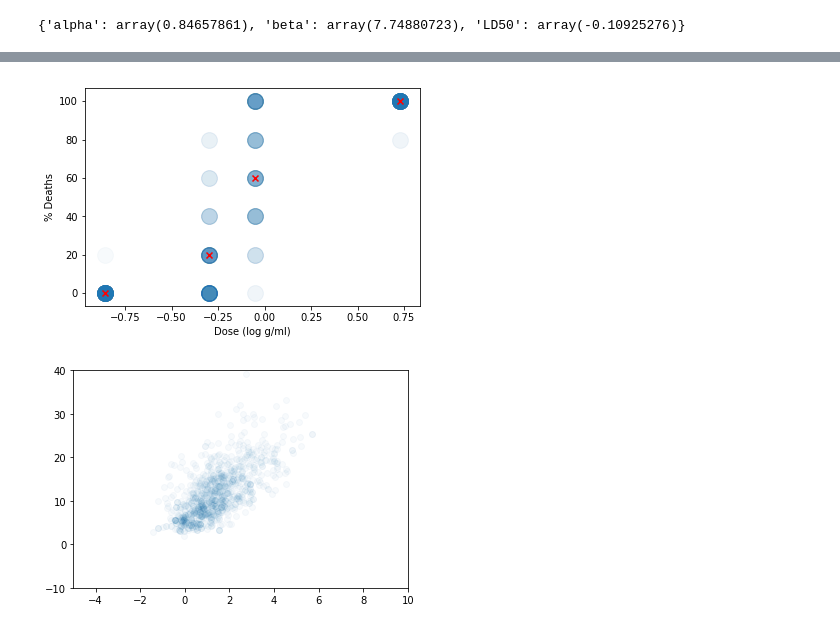
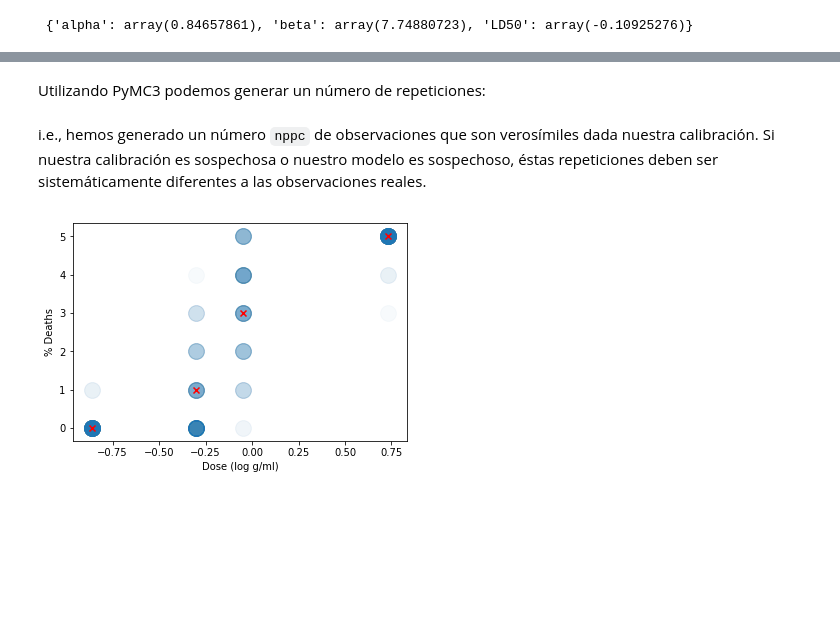
Before and after one commit to Narenman/AnalisisBayesiano, a Jupyter notebook: notebooks/bioassay.ipynb, the cells around one changed output, grey strips where cells are left out. Saved outputs shown, nothing was run; the diff lists cells and outputs as text; code cells hidden in the pictures; blank space fills up the shorter version.

```diff
--- a/notebooks/bioassay.ipynb
+++ b/notebooks/bioassay.ipynb
@@ -52,6 +117,6 @@ with model:
 # %%
 with model:
-    trace = pm.sample(2000, target_accept=0.98, random_seed=0)
+    trace = pm.sample(2000, tune=1000, target_accept=0.98, random_seed=0)
 # %% [output]
 Auto-assigning NUTS sampler...
 Initializing NUTS using jitter+adapt_diag...
@@ -85,19 +237,16 @@ print(map)
+# %% [markdown]
+Utilizando PyMC3 podemos generar un número de repeticiones:
 # %%
 nppc = 100
 ppc  = pm.sample_posterior_predictive(trace, samples=nppc, model=model)
+# %% [markdown]
+i.e., hemos generado un número `nppc` de observaciones que son verosímiles dada nuestra calibración.  Si nuestra calibración es sospechosa o nuestro modelo es sospechoso, éstas repeticiones deben ser sistemáticamente diferentes a las observaciones reales.
 # %%
 dose_scatter = np.tile(data['dose'].values, (nppc, 1))
 ppc['y']
-plt.scatter(dose_scatter , 100 * ppc['y']  / 5, alpha=0.03, s=250);
-plt.scatter(data['dose'],  100 * data['y'] / 5, c='r', marker='x');
+plt.scatter(dose_scatter , ppc['y'], alpha=0.03, s=250);
+plt.scatter(data['dose'],  data['y'], c='r', marker='x');
 plt.xlabel('Dose (log g/ml)');
 plt.ylabel('% Deaths');
 # %% [output]
-[figure, old version]
+[figure, new version]
-# %%
-ns=1000
-plt.scatter(trace.alpha[:ns], trace.beta[:ns], alpha=0.03)
-plt.xlim([-5, 10]);
-plt.ylim([-10, 40]);
-# %% [output]
-[figure, removed]
```
Also changed, not shown: parts of 34 cells of this notebook, 7 other files.
